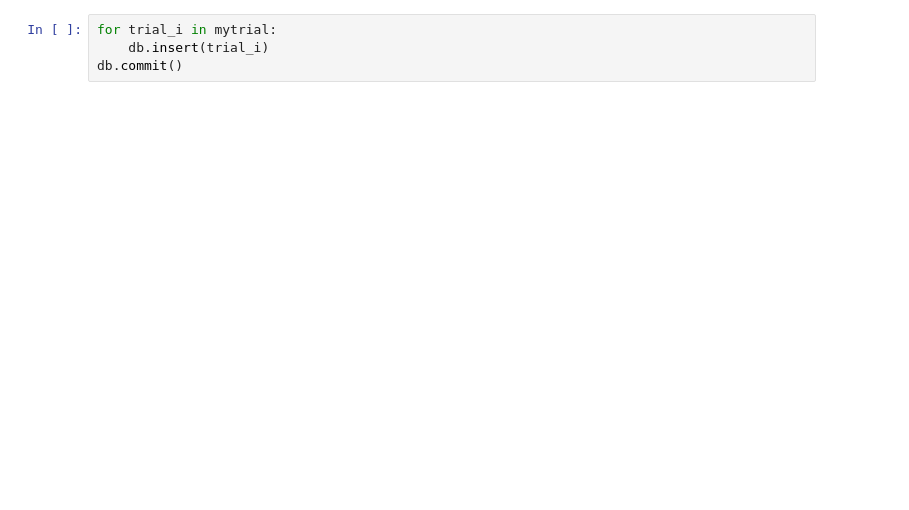
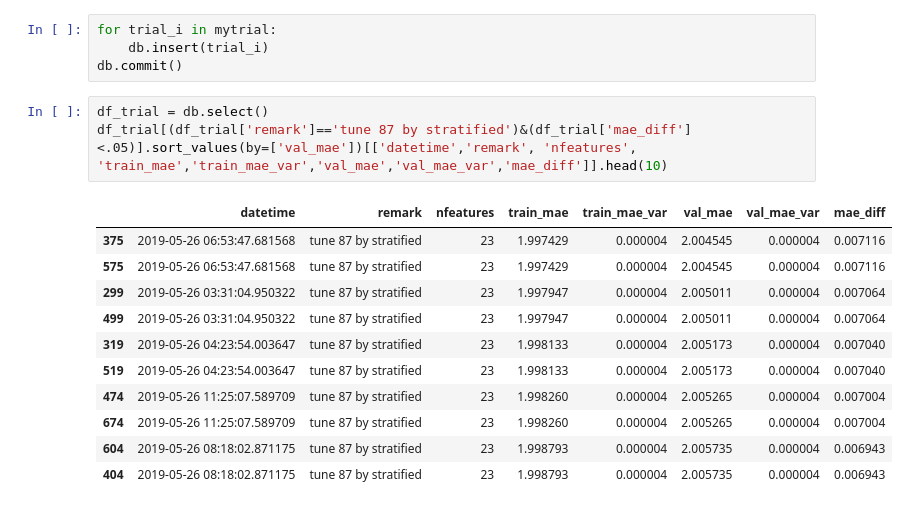
Before and after one commit to arhow/LANLEarthquakePrediction2019, a Jupyter notebook: svr3.ipynb, the cells around one changed output. Cells and saved outputs as stored; diff of their text form; blank space fills up the shorter version.

```diff
--- a/svr3.ipynb
+++ b/svr3.ipynb
@@ -368,3 +368,18 @@ study.optimize(objective, n_trials=200)
 for trial_i in mytrial:
     db.insert(trial_i)
 db.commit()
+# %%
+df_trial = db.select()
+df_trial[(df_trial['remark']=='tune 87 by stratified')&(df_trial['mae_diff']<.05)].sort_values(by=['val_mae'])[['datetime','remark', 'nfeatures', 'train_mae','train_mae_var','val_mae','val_mae_var','mae_diff']].head(10)
+# %% [output]
+|  | datetime | remark | nfeatures | train_mae | train_mae_var | val_mae | val_mae_var | mae_diff |
+| 375 | 2019-05-26 06:53:47.681568 | tune 87 by stratified | 23 | 1.997429 | 0.000004 | 2.004545 | 0.000004 | 0.007116 |
+| 575 | 2019-05-26 06:53:47.681568 | tune 87 by stratified | 23 | 1.997429 | 0.000004 | 2.004545 | 0.000004 | 0.007116 |
+| 299 | 2019-05-26 03:31:04.950322 | tune 87 by stratified | 23 | 1.997947 | 0.000004 | 2.005011 | 0.000004 | 0.007064 |
+| 499 | 2019-05-26 03:31:04.950322 | tune 87 by stratified | 23 | 1.997947 | 0.000004 | 2.005011 | 0.000004 | 0.007064 |
+| 319 | 2019-05-26 04:23:54.003647 | tune 87 by stratified | 23 | 1.998133 | 0.000004 | 2.005173 | 0.000004 | 0.007040 |
+| 519 | 2019-05-26 04:23:54.003647 | tune 87 by stratified | 23 | 1.998133 | 0.000004 | 2.005173 | 0.000004 | 0.007040 |
+| 474 | 2019-05-26 11:25:07.589709 | tune 87 by stratified | 23 | 1.998260 | 0.000004 | 2.005265 | 0.000004 | 0.007004 |
+| 674 | 2019-05-26 11:25:07.589709 | tune 87 by stratified | 23 | 1.998260 | 0.000004 | 2.005265 | 0.000004 | 0.007004 |
+| 604 | 2019-05-26 08:18:02.871175 | tune 87 by stratified | 23 | 1.998793 | 0.000004 | 2.005735 | 0.000004 | 0.006943 |
+| 404 | 2019-05-26 08:18:02.871175 | tune 87 by stratified | 23 | 1.998793 | 0.000004 | 2.005735 | 0.000004 | 0.006943 |
```
Also changed, not shown: parts of 2 cells of this notebook, 1 other file.
